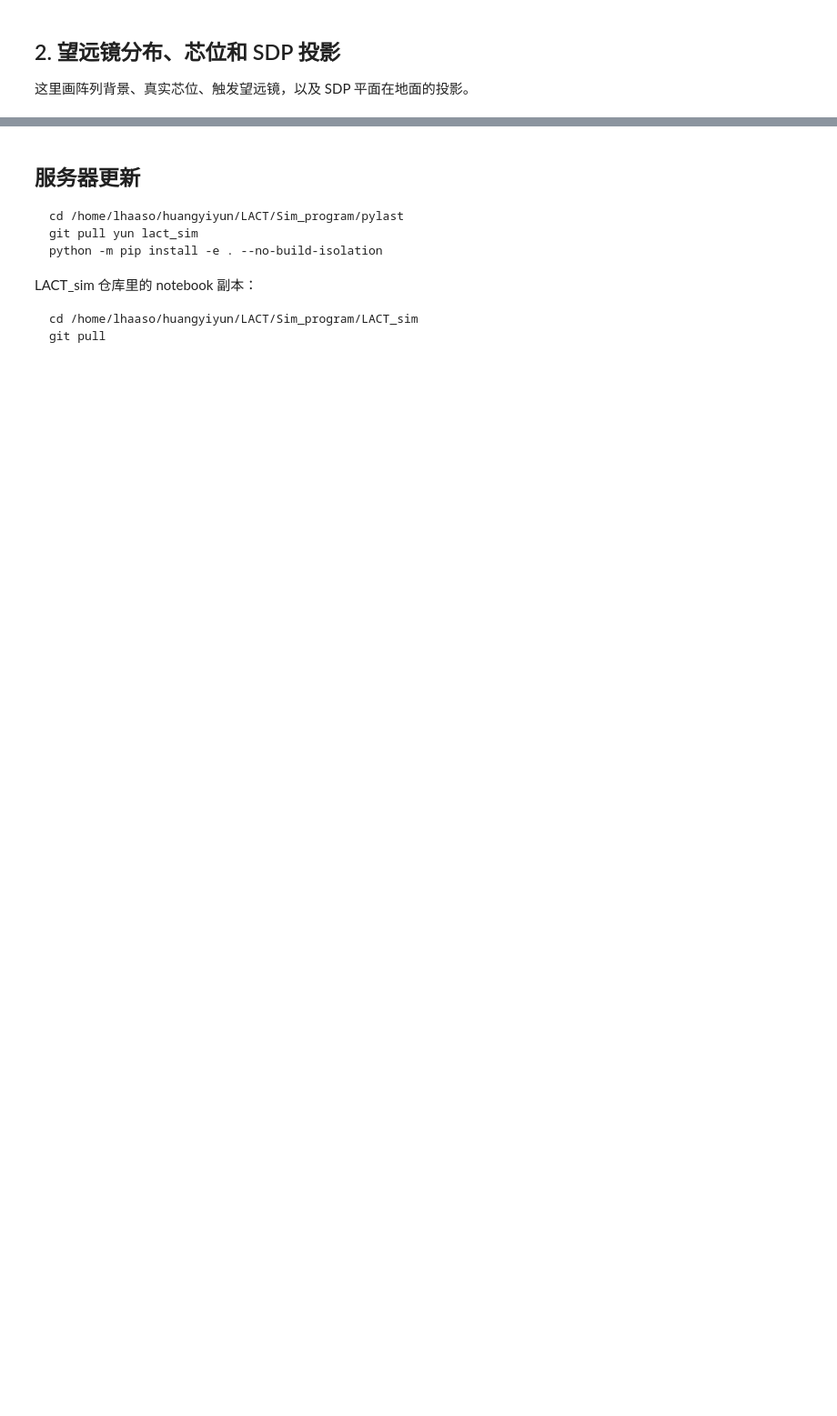
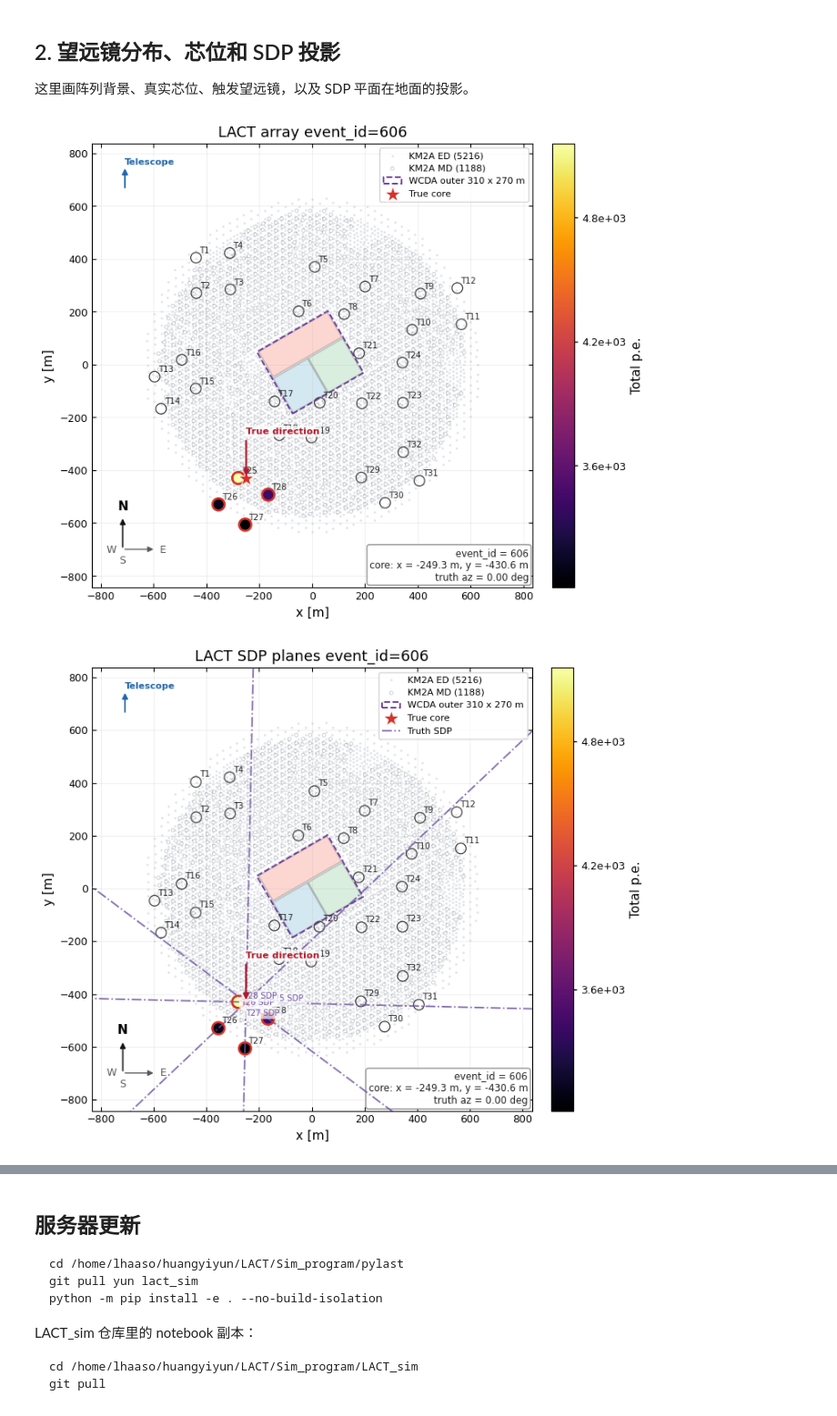
Before and after one commit to zhipzhang/pylast, a Jupyter notebook: notebooks/lact_sim_root_quicklook.ipynb, the cells around one changed output, grey strips where cells are left out. Shown at 91% size. Cells and saved outputs as stored; diff of their text form; code cells hidden in the pictures; blank space fills up the shorter version.

Commit message:
Sync LACT visualization notebook

```diff
--- a/notebooks/lact_sim_root_quicklook.ipynb
+++ b/notebooks/lact_sim_root_quicklook.ipynb
@@ -11,27 +11,22 @@ import os
 os.environ.setdefault("MPLCONFIGDIR", "/home/lhaaso/huangyiyun/tmp/matplotlib")
 Path(os.environ["MPLCONFIGDIR"]).mkdir(parents=True, exist_ok=True)
 
-LACT_ROOT_CANDIDATES = [
-    Path("/home/lhaaso/huangyiyun/LACT/Sim_program/LACT_sim/run_logs/lact_root_only_full_response/lact_events.root"),
-    Path("/home/lhaaso/huangyiyun/LACT/Sim_program/LACT_sim/run_logs/lact_root_full_response/lact_events.root"),
-    Path.cwd() / "run_logs/lact_root_only_full_response/lact_events.root",
-    Path.cwd() / "run_logs/lact_root_full_response/lact_events.root",
-    Path.cwd().parent / "run_logs/lact_root_only_full_response/lact_events.root",
-    Path.cwd().parent / "run_logs/lact_root_full_response/lact_events.root",
-]
-LACT_ROOT_FILE = next((path for path in LACT_ROOT_CANDIDATES if path.exists()), LACT_ROOT_CANDIDATES[0])
+LACT_ROOT_FILE = Path("/home/lhaaso/huangyiyun/LACT/Sim_program/LACT_sim/run_logs/lact_root_only_full_response/lact_events.root")
+if not LACT_ROOT_FILE.exists():
+    LACT_ROOT_FILE = Path("/home/lhaaso/huangyiyun/LACT/Sim_program/LACT_sim/run_logs/lact_root_full_response/lact_events.root")
 
 SIMTEL_FILE = Path("/eos/lhaaso/simulation/lactmc/prod1/point_gamma/simtel/zenith_20/azimuth_0/100GeV_1000GeV/run000001/lact_prod1_simtel_particle_gamma_energy_100.0_1000.0_zenith_20.0_azimuth_0.0_run_1_event_0.zst")
-ROOT_EVENT_FILE = Path("/path/to/pylast_native.root")
+
 
 # 只改这里即可："lact_root" / "simtel" / "root_event"
 INPUT_KIND = "lact_root"
 INPUT_FILE = LACT_ROOT_FILE
-# INPUT_KIND = "simtel"; INPUT_FILE = SIMTEL_FILE
+# INPUT_KIND = "simtel"
+# INPUT_FILE = SIMTEL_FILE
 # INPUT_KIND = "root_event"; INPUT_FILE = ROOT_EVENT_FILE
 
-EVENT_INDEX = 0
-MAX_EVENTS = 10
+EVENT_INDEX = 5
+MAX_EVENTS = 15
 
 print("input kind:", INPUT_KIND)
 print("input file:", INPUT_FILE)
@@ -156,8 +215,10 @@ print_event_summary(event)
 
 这里画阵列背景、真实芯位、触发望远镜，以及 SDP 平面在地面的投影。
 # %%
-core_result = plot_event_cores(event, visualizer=visualizer, include_non_triggered=False)
-display(core_result["figure"])
+plot_event_cores(event, visualizer=visualizer, include_non_triggered=False)
 
-sdp_result = plot_event_sdp_planes(event, visualizer=visualizer, include_non_triggered=False)
-display(sdp_result["figure"])
+
+plot_event_sdp_planes(event, visualizer=visualizer, include_non_triggered=False)
+# %% [output]
+[figure, added]
+[figure, added]
```
Also changed, not shown: parts of 22 cells of this notebook.
